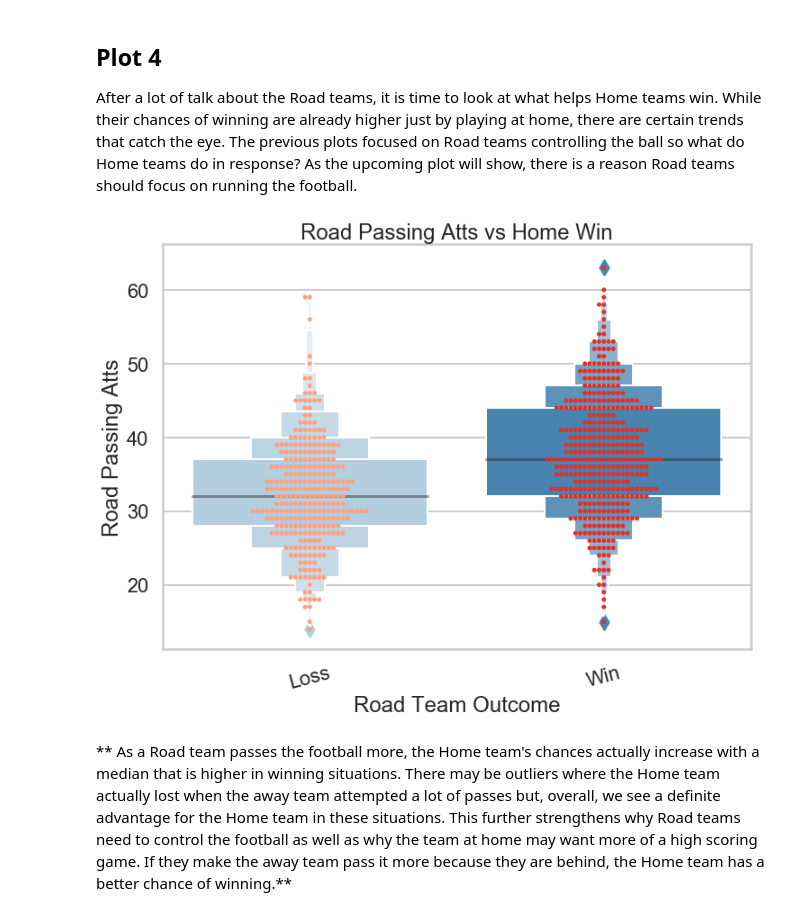
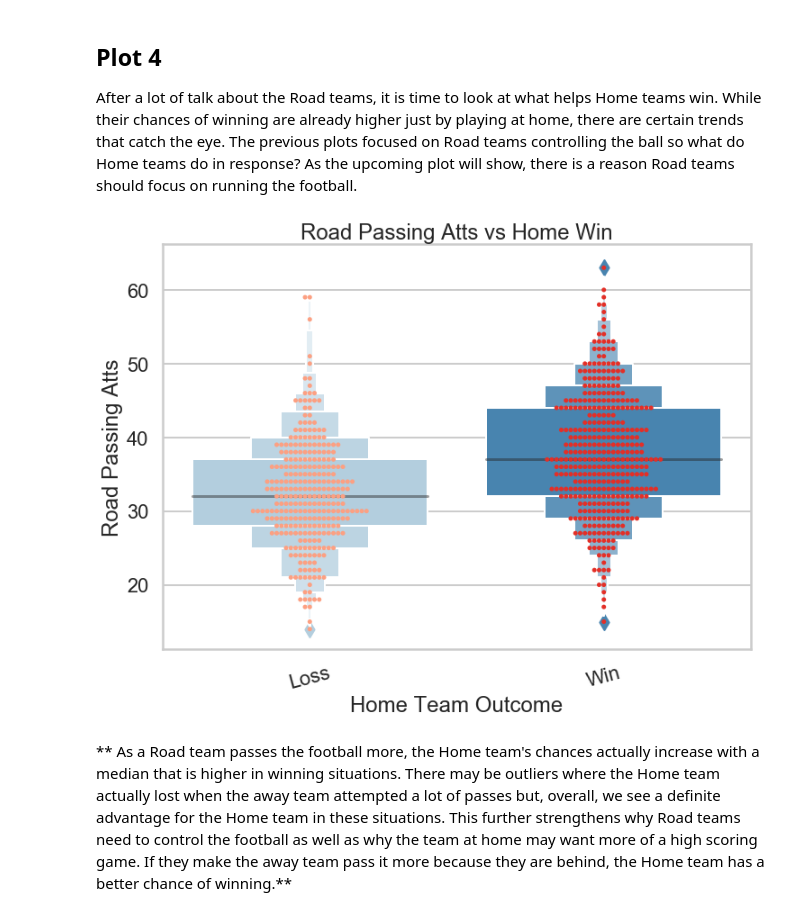
Before and after one commit to SportsReiter12/Data-Science, a Jupyter notebook: NFL Capstone Project/Data Storytelling/NFL Capstone Data Story.ipynb, the cells around one changed output. Saved outputs shown, nothing was run; the diff lists cells and outputs as text; code cells hidden in the pictures.

```diff
--- a/NFL Capstone Project/Data Storytelling/NFL Capstone Data Story.ipynb
+++ b/NFL Capstone Project/Data Storytelling/NFL Capstone Data Story.ipynb
@@ -89,13 +89,13 @@ After a lot of talk about the Road teams, it is time to look at what helps Home
 # %%
 # Shows the Passing Attempts the Road team accumulated compared to Home teams winning
 _ = sns.boxenplot(y='Road Passing Atts', x='Home Win', data=df, palette='Blues')
 _ = sns.swarmplot(y='Road Passing Atts', x='Home Win', data=df, palette='Reds')
 _ = plt.xticks([False, True], ['Loss', 'Win'], rotation=15)
-_ = plt.xlabel('Road Team Outcome')
+_ = plt.xlabel('Home Team Outcome')
 _ = plt.title('Road Passing Atts vs Home Win')
 _ = plt.savefig('Road Passing Atts vs Home Win.png')
 # %% [output]
-[figure, old version]
+[figure, new version]
 # %% [markdown]
 ** As a Road team passes the football more, the Home team's chances actually increase with a median that is higher in winning situations. There may be outliers where the Home team actually lost when the away team attempted a lot of passes but, overall, we see a definite advantage for the Home team in these situations. This further strengthens why Road teams need to control the football as well as why the team at home may want more of a high scoring game. If they make the away team pass it more because they are behind, the Home team has a better chance of winning.**
 # %% [markdown]
```
